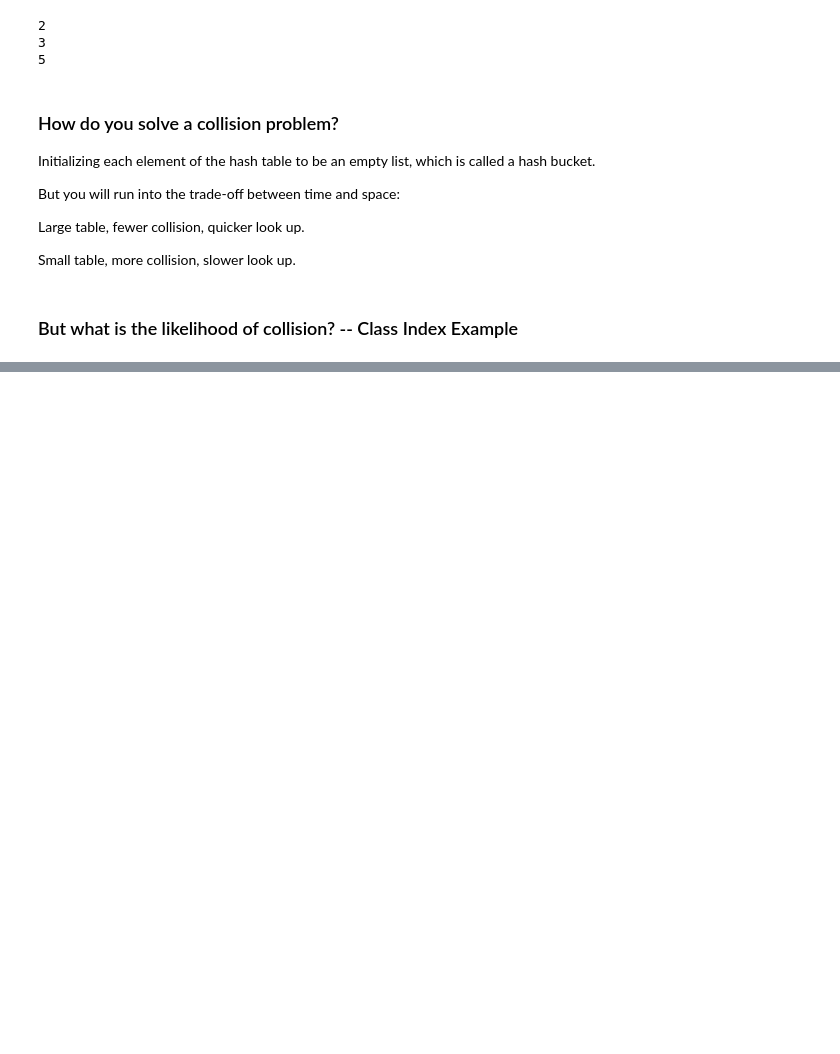
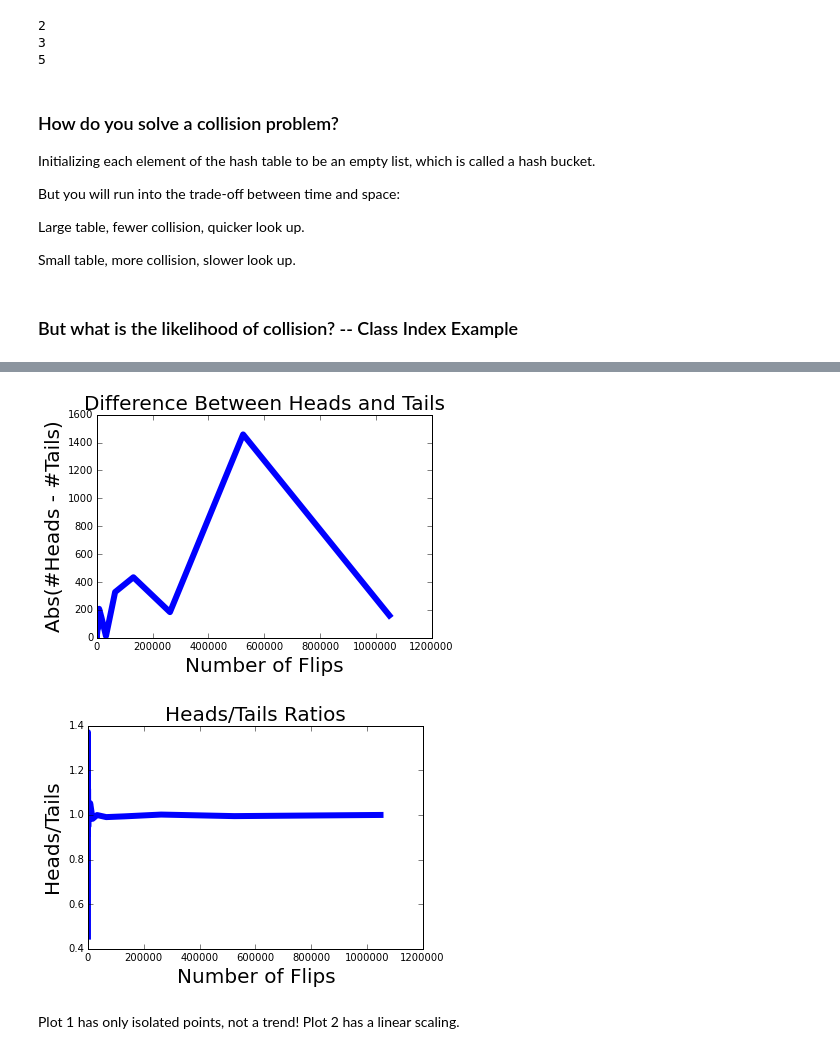
Before and after one commit to AaronRanAn/MIT_Computational_Thinking_and_Data_Science, a Jupyter notebook: Week 2/Week 2_Lec Note.ipynb, the cells around one changed output, grey strips where cells are left out. Saved outputs shown, nothing was run; the diff lists cells and outputs as text; code cells hidden in the pictures; blank space fills up the shorter version.

```diff
--- a/Week 2/Week 2_Lec Note.ipynb
+++ b/Week 2/Week 2_Lec Note.ipynb
@@ -168,0 +213,13 @@ class intDict(object):
+# %%
+# flip coin function
+
+#set line width
+pylab.rcParams['lines.linewidth'] = 6
+#set font size for titles
+pylab.rcParams['axes.titlesize'] = 20
+#set font size for labels on axes
+pylab.rcParams['axes.labelsize'] = 20
+#set size of numbers on x-axis
+pylab.rcParams['xtick.major.size'] = 5
+#set size of numbers on y-axis
+pylab.rcParams['ytick.major.size'] = 5
@@ -168,0 +233,35 @@ class intDict(object):
+# %%
+def flipPlot(minExp, maxExp):
+    """Assumes minExp and maxExp positive integers; minExp < maxExp
+       Plots results of 2**minExp to 2**maxExp coin flips"""
+    ratios = []
+    diffs = []
+    xAxis = []
+    for exp in range(minExp, maxExp + 1):
+        xAxis.append(2**exp)
+    for numFlips in xAxis:
+        numHeads = 0
+        for n in range(numFlips):
+            if random.random() < 0.5:
+                numHeads += 1
+        numTails = numFlips - numHeads
+        ratios.append(numHeads/float(numTails))
+        diffs.append(abs(numHeads - numTails))
+    pylab.title('Difference Between Heads and Tails')
+    pylab.xlabel('Number of Flips')
+    pylab.ylabel('Abs(#Heads - #Tails)')
+    pylab.plot(xAxis, diffs)
+    pylab.figure()
+    pylab.title('Heads/Tails Ratios')
+    pylab.xlabel('Number of Flips')
+    pylab.ylabel('Heads/Tails')
+    pylab.plot(xAxis, ratios)
+# %%
+random.seed(0)
+flipPlot(4, 20)
+pylab.show()
+# %% [output]
+[figure, added]
+[figure, added]
+# %% [markdown]
+Plot 1 has only isolated points, not a trend! Plot 2 has a linear scaling.
```
Also changed, not shown: parts of 15 cells of this notebook.
